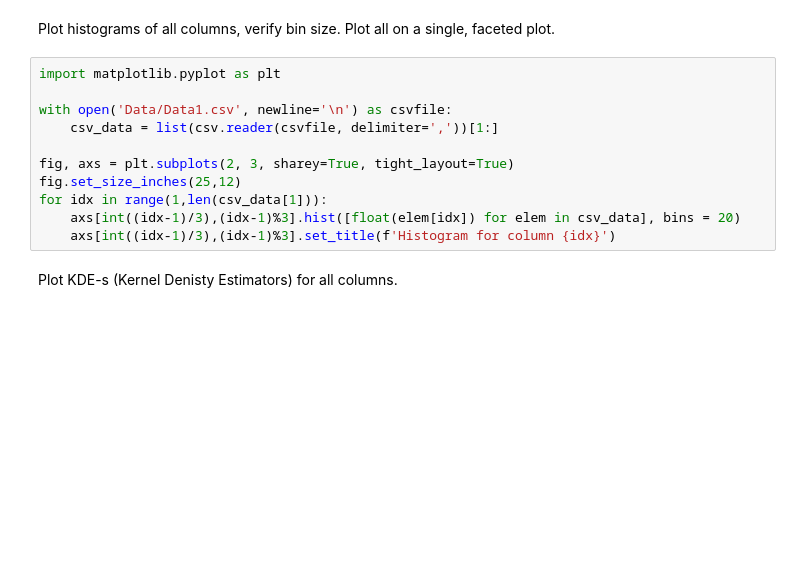
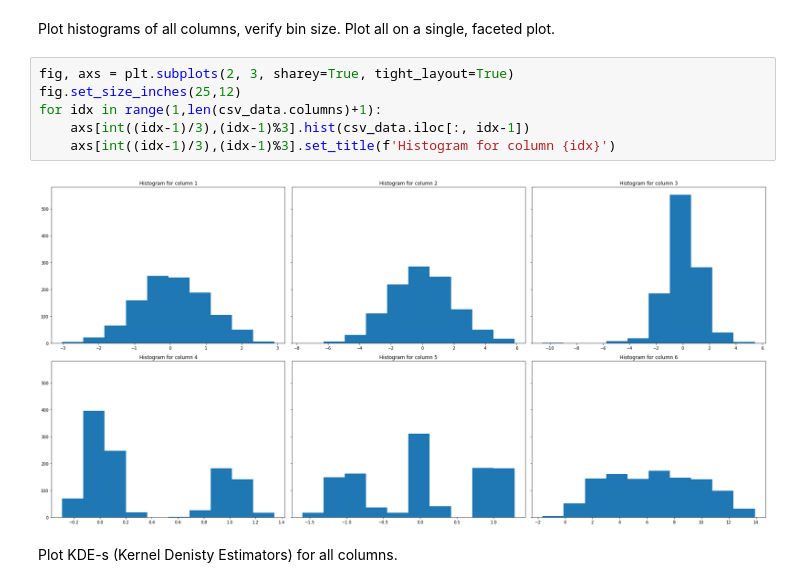
Before and after one commit to FOlszowski/data_analytics, a Jupyter notebook: LAB1/LAB_1.ipynb, the cells around one changed output. Cells and saved outputs as stored; diff of their text form; blank space fills up the shorter version.

```diff
--- a/LAB1/LAB_1.ipynb
+++ b/LAB1/LAB_1.ipynb
@@ -32,16 +32,13 @@ for idx in range(1,len(csv_data[1])):
 # %% [markdown]
 Plot histograms of all columns, verify bin size. Plot all on a single, faceted plot.
 # %%
-import matplotlib.pyplot as plt
-
-with open('Data/Data1.csv', newline='\n') as csvfile:
-    csv_data = list(csv.reader(csvfile, delimiter=','))[1:]
-
 fig, axs = plt.subplots(2, 3, sharey=True, tight_layout=True)
 fig.set_size_inches(25,12)
-for idx in range(1,len(csv_data[1])):
-    axs[int((idx-1)/3),(idx-1)%3].hist([float(elem[idx]) for elem in csv_data], bins = 20)
+for idx in range(1,len(csv_data.columns)+1):
+    axs[int((idx-1)/3),(idx-1)%3].hist(csv_data.iloc[:, idx-1])
     axs[int((idx-1)/3),(idx-1)%3].set_title(f'Histogram for column {idx}')
+# %% [output]
+[figure, added]
 # %% [markdown]
 Plot KDE-s (Kernel Denisty Estimators) for all columns.
 # %%
```
Also changed, not shown: parts of 8 cells of this notebook, 1 other file.
